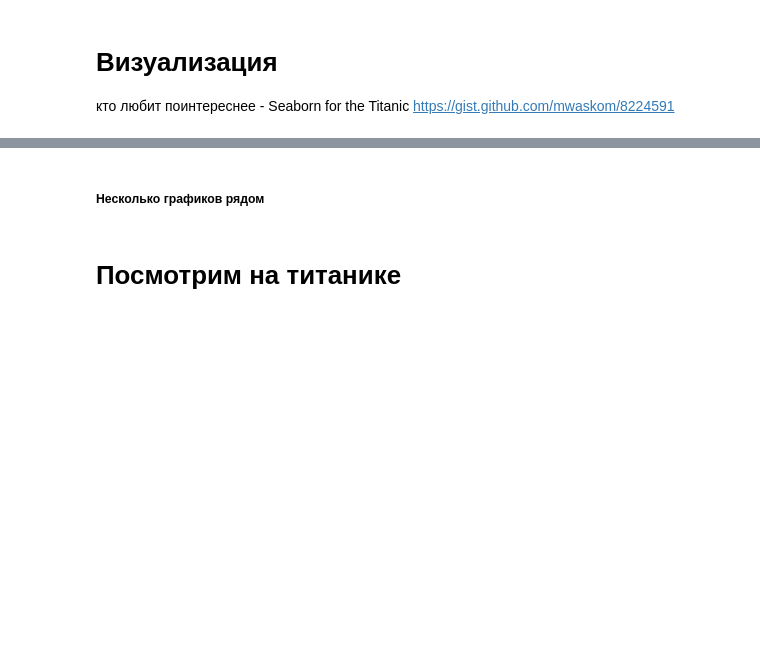
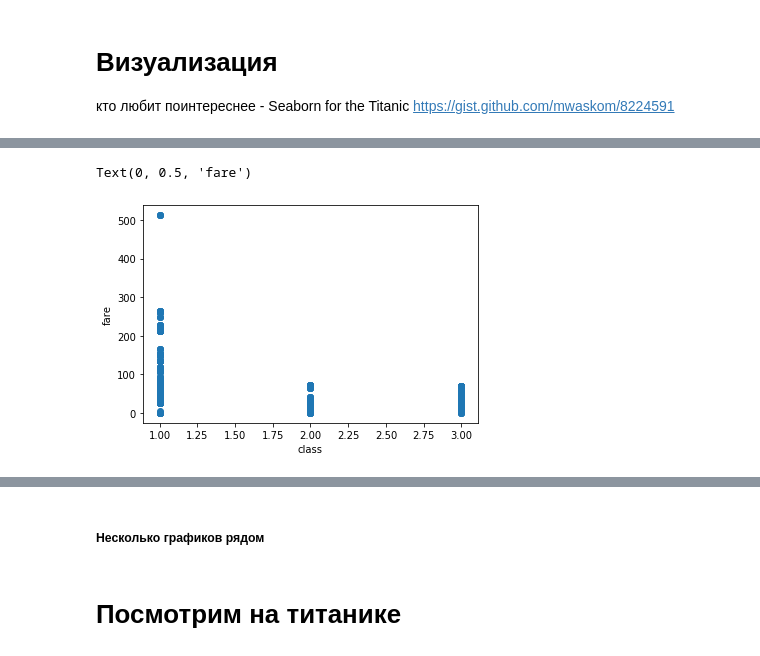
Before and after one commit to Kinetikm/AppliedPythonF2019, a Jupyter notebook: lectures/lecture_05_ml/notebooks/lecture_05_ml_part_2_pandas.ipynb, the cells around one changed output, grey strips where cells are left out. Saved outputs shown, nothing was run; the diff lists cells and outputs as text; code cells hidden in the pictures; blank space fills up the shorter version.

```diff
--- a/lectures/lecture_05_ml/notebooks/lecture_05_ml_part_2_pandas.ipynb
+++ b/lectures/lecture_05_ml/notebooks/lecture_05_ml_part_2_pandas.ipynb
@@ -77,4 +131,6 @@ df = pd.DataFrame({
 # %%
 # пандас умеет загружать данные из разных источников.
 # TODO загрузите данные из tsv файла
-titanik_csv =
+titanik_csv = pd.read_csv("titanik.tsv", sep='|', index_col=0)
+titanik_csv.head(10)
+titanik_csv.sample(10)
@@ -208,0 +426,4 @@ titanik_csv.loc[0, 'name'].split(',')[0]
+# %%
+%time
+titanik_csv['LOL'] = titanik_csv['name'].apply(lambda x: x.split(',')[0])
+titanik_csv
@@ -208,0 +451,3 @@ titanik_csv.loc[0, 'name'].split(',')[0]
+# %%
+titanik_csv['leviycol'] = 1
+titanik_csv
@@ -212,6 +476,6 @@ titanik_csv.loc[0, 'name'].split(',')[0]
 # %% [markdown]
 ##### 4. мы можем удалять столбцы или строки
 # %%
-titanik_csv.drop(['only_name'], axis=1)
+titanik_csv.drop(['leviycol'], axis=1, inplace=True)
 # %%
 titanik_csv[list(set(titanik_csv.columns)-{'only_name'})]
@@ -330,5 +711,11 @@ plt.scatter(x, x**2, c=['r' if int(i * 10) % 2 == 1 else 'b' for i in x])
 # %%
-plt.scatter(x, np.random.randn(100), c=['r' if int(i * 10) % 2 == 1 else 'b' for i in x])
+# plt.scatter(x, np.random.randn(100), c=['r' if int(i * 10) % 2 == 1 else 'b' for i in x])
+plt.scatter(titanik_csv['pclass'], titanik_csv['fare'])
+plt.xlabel('class')
+plt.ylabel('fare')
+# %% [output]
+Text(0, 0.5, 'fare')
+[figure, added]
 # %%
 idx = [1,2,3,4]
 vals = [100, 150, 200, 345]
```
Also changed, not shown: parts of 49 cells of this notebook, 9 other files.
